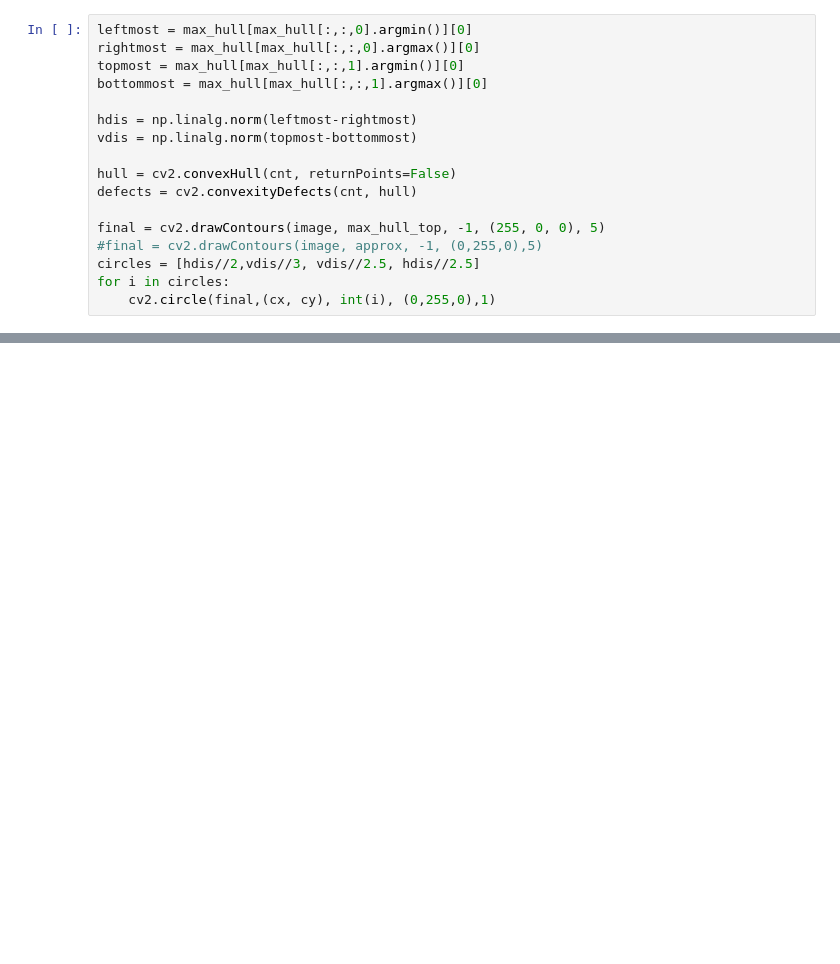
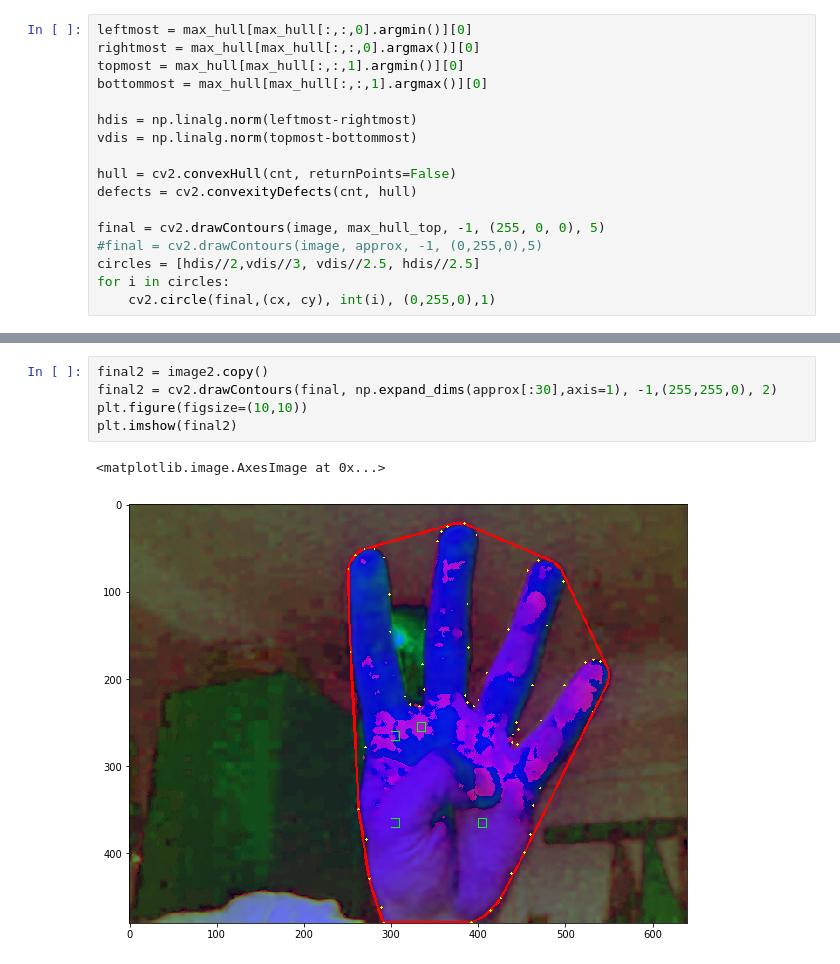
Before and after one commit to vanhry/Count-fingers, a Jupyter notebook: image_process.ipynb, the cells around one changed output, grey strips where cells are left out. Saved outputs shown, nothing was run; the diff lists cells and outputs as text; blank space fills up the shorter version.

```diff
--- a/image_process.ipynb
+++ b/image_process.ipynb
@@ -159,0 +185,8 @@ for i in circles:
+# %%
+final2 = image2.copy()
+final2 = cv2.drawContours(final, np.expand_dims(approx[:30],axis=1), -1,(255,255,0), 2)
+plt.figure(figsize=(10,10))
+plt.imshow(final2)
+# %% [output]
+<matplotlib.image.AxesImage at 0x...>
+[figure, added]
```
Also changed, not shown: parts of 23 cells of this notebook.
